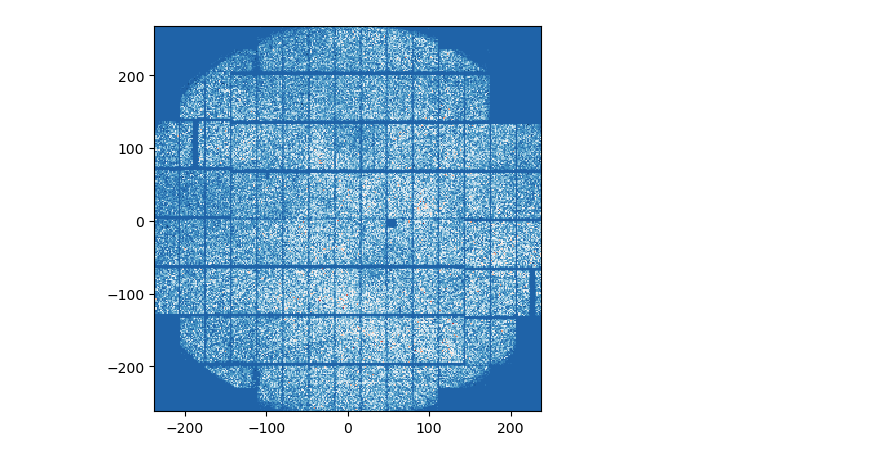
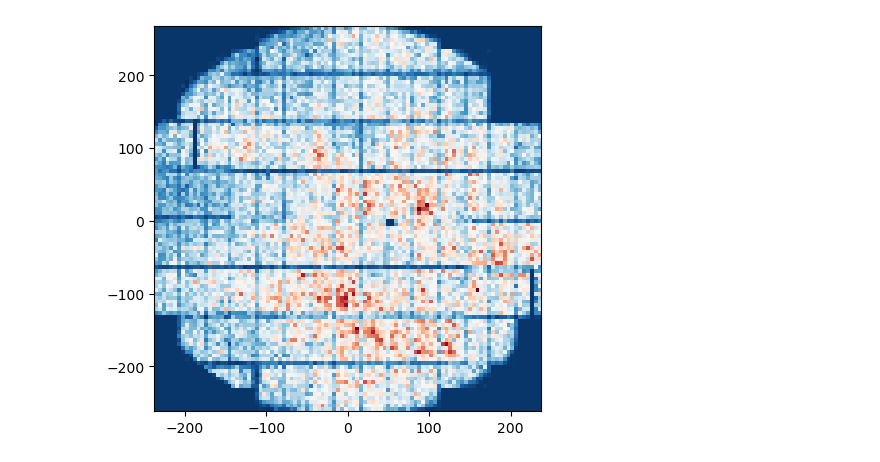
Before and after one commit to LSSTDESC/nulltests_txpipe, a Jupyter notebook: hscy3/extract_focalplane_data.ipynb, the cells around one changed output. Drawn from its saved outputs; the diff is of its cells as text; code cells hidden in the pictures.

```diff
--- a/hscy3/extract_focalplane_data.ipynb
+++ b/hscy3/extract_focalplane_data.ipynb
@@ -80,5 +92,5 @@ sT_meas_match  = sT_meas[idx[sep_constraint]]
 # %%
 plt.figure(figsize=(5,5))
-plt.hist2d(xmatch,ymatch,bins=(300,300),weights=se1_mod_match,cmap='RdBu');
+plt.hist2d(xmatch,ymatch,bins=(100,100),weights=se1_mod_match,cmap='RdBu');
 # %% [output]
-[figure, old version]
+[figure, new version]
```
Also changed, not shown: parts of 2 cells of this notebook.
